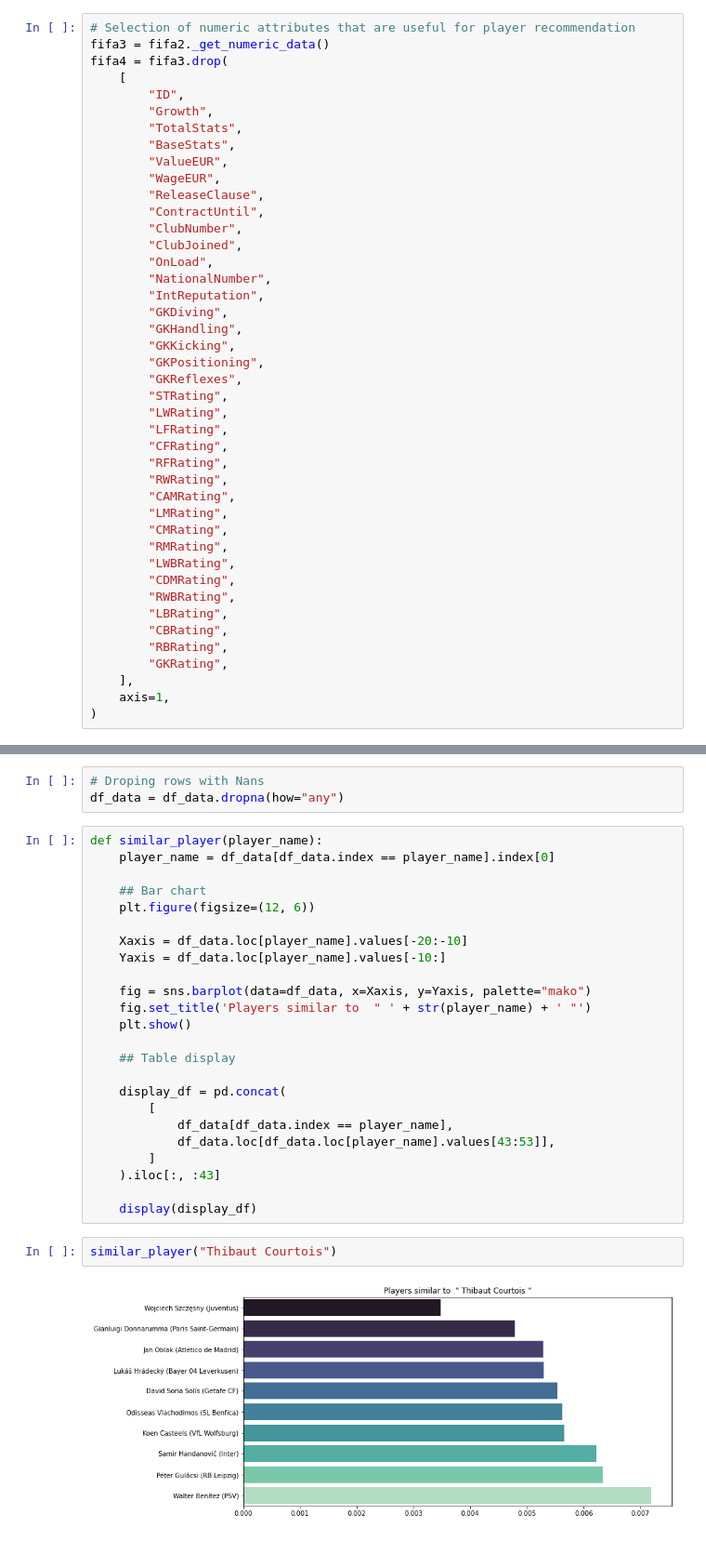
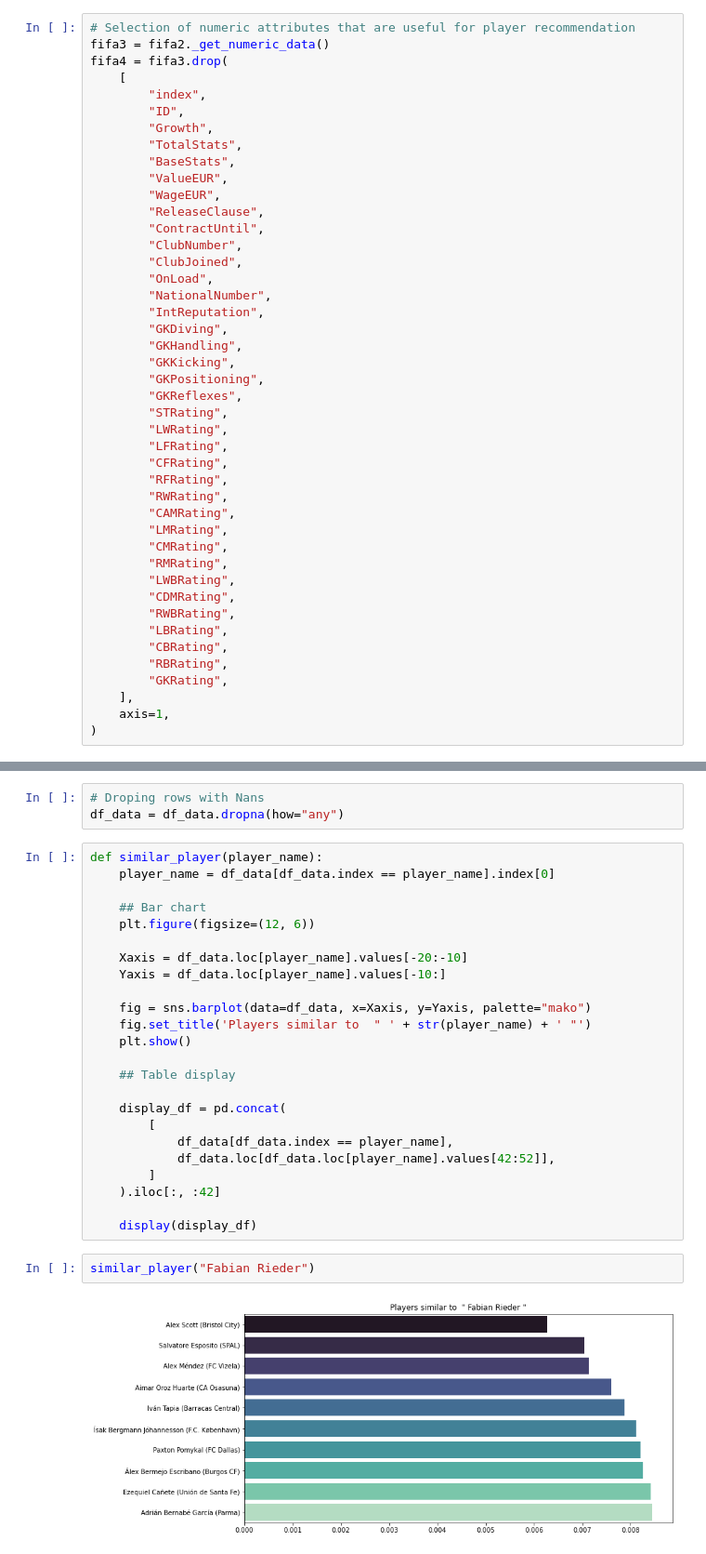
Before and after one commit to thober1987/fifa_similar_players, a Jupyter notebook: FIFA Similar Players_011122.ipynb, the cells around one changed output, grey strips where cells are left out. Shown at 93% size. Drawn from its saved outputs; the diff is of its cells as text.

```diff
--- a/FIFA Similar Players_011122.ipynb
+++ b/FIFA Similar Players_011122.ipynb
@@ -33,6 +33,7 @@ fifa2 = fifa.set_index("FullName")
 fifa3 = fifa2._get_numeric_data()
 fifa4 = fifa3.drop(
     [
+        "index",
         "ID",
         "Growth",
         "TotalStats",
@@ -149,12 +150,12 @@ def similar_player(player_name):
     display_df = pd.concat(
         [
             df_data[df_data.index == player_name],
-            df_data.loc[df_data.loc[player_name].values[43:53]],
+            df_data.loc[df_data.loc[player_name].values[42:52]],
         ]
-    ).iloc[:, :43]
+    ).iloc[:, :42]
 
     display(display_df)
 # %%
-similar_player("Thibaut Courtois")
+similar_player("Fabian Rieder")
 # %% [output]
-[figure, old version]
+[figure, new version]
```
Also changed, not shown: parts of 1 cell of this notebook.
